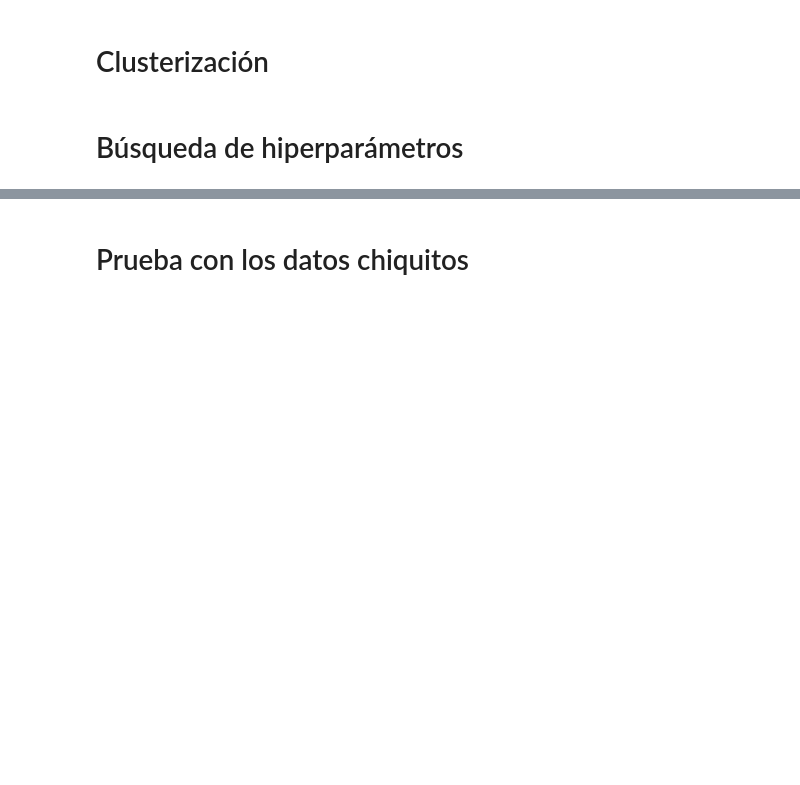
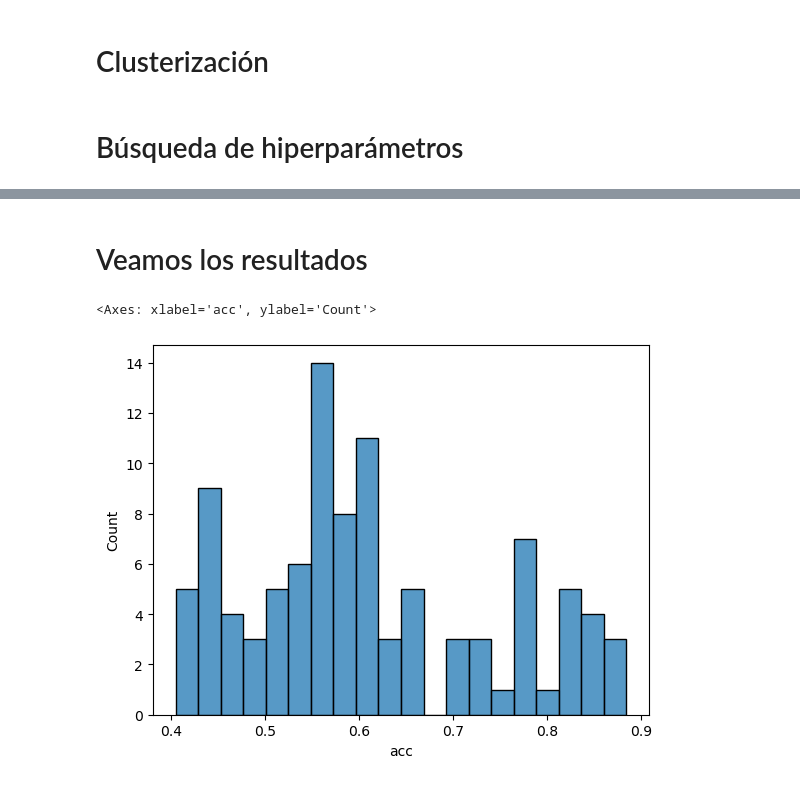
Before and after one commit to mroblesquantil/SingleCellAnalysis, a Jupyter notebook: src/Graph-based/0_exploracion.ipynb, the cells around one changed output, grey strips where cells are left out. Saved outputs shown, nothing was run; the diff lists cells and outputs as text; code cells hidden in the pictures; blank space fills up the shorter version.

Commit message:
Graph based

```diff
--- a/src/Graph-based/0_exploracion.ipynb
+++ b/src/Graph-based/0_exploracion.ipynb
@@ -122,21 +128,3 @@ def cluster_metrics(X, y, y_pred):
     return metrics
 # %% [markdown]
 # Búsqueda de hiperparámetros
-# %%
-params = {
-    'N': [5+i*2 for i in range(10)],
-    'resolution': [0.1*i for i in range(1,11)],
-    'correlation_function': [pearsonr]
-}
-preds = {}
-
-results = pd.DataFrame(columns = ['acc', 'nmi', 'ari', 'chs', 'dbs', 'ss'])
-
-for N in tqdm(params['N']):
-    for r in params['resolution']:
-        for i, cf in enumerate(params['correlation_function']):
-            print(N, r, i)
-            y_pred = clustering(adata, N = N, resolution = r, correlation_function = cf)
-            results.loc[str((N,r,i))] = cluster_metrics(adata.X, y, y_pred)
-            preds[str((N,r,i))] = y_pred
-results
@@ -257 +133,20 @@ results
+# %%
+params = {
+    'N': [5+i*2 for i in range(10)],
+    'resolution': [0.1*i for i in range(1,11)],
+    'correlation_function': [pearsonr]
+}
+
+def completo(adata, N, r, cf):
+    X, y_pred = clustering(adata.X, N = N, resolution = r, correlation_function = cf)
+    results = cluster_metrics(X, y, y_pred)
+    return results
+
+results = pd.DataFrame()
+comb = [(n, r) for n in params['N'] for r in params['resolution']]
+results['N'] = [c[0] for c in comb]
+results['r'] = [c[1] for c in comb]
+
+solution = pd.DataFrame(list(results.swifter.apply(lambda row: completo(adata, int(row.N), row.r, pearsonr), axis = 1).values))
+results = pd.concat([results,solution], axis = 1)
 # %%
@@ -264,5 +172,3 @@ import pickle
 with open('results.pickle', 'wb') as file:
     pickle.dump(
         file=file, obj = results)
-# %% [markdown]
-# Prueba con los datos chiquitos
@@ -271,0 +175,2 @@ X
+# %% [markdown]
+# Veamos los resultados
@@ -271,0 +180,9 @@ X
+# %%
+with open('results.pickle', 'rb') as file:
+    results = pickle.load(file)
+# %%
+results = results.sort_values('acc', ascending=False)
+sns.histplot(x = results.acc, bins = 20)
+# %% [output]
+<Axes: xlabel='acc', ylabel='Count'>
+[figure, added]
```
Also changed, not shown: parts of 23 cells of this notebook, 6 other files.
